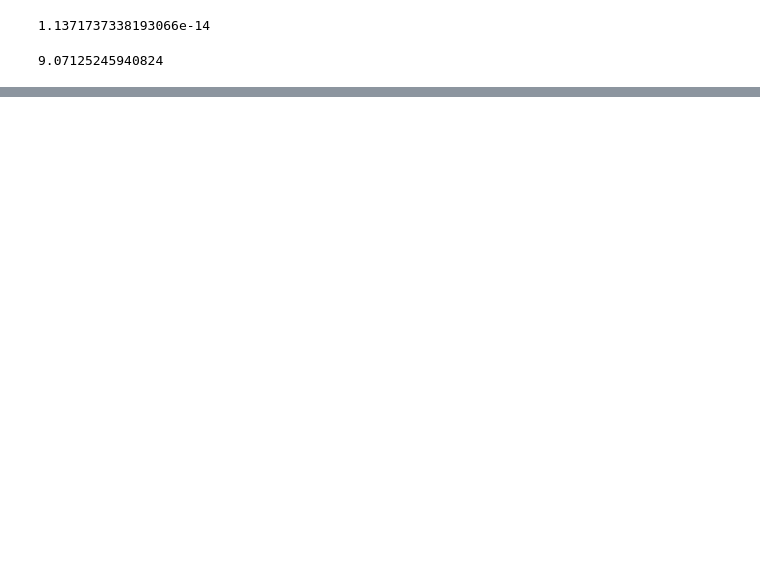
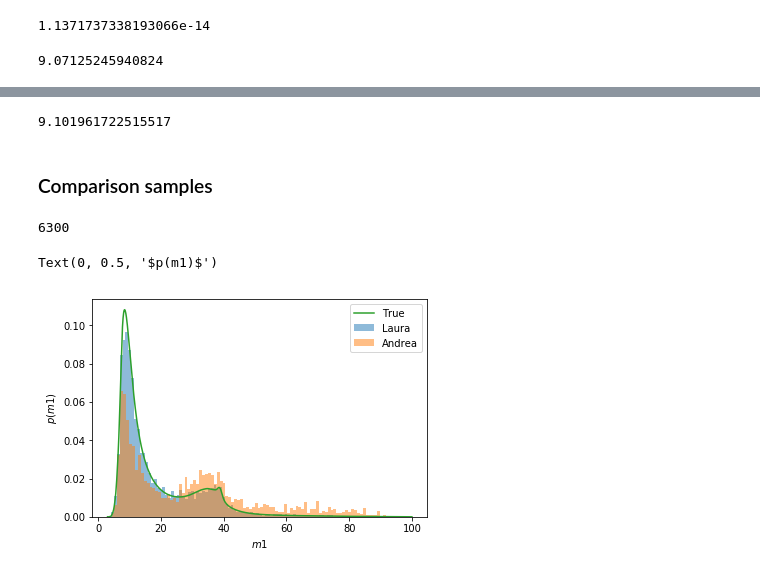
Before and after one commit to andrea0292/Event-Rate-GW, a Jupyter notebook: Check_Stas_Laura.ipynb, the cells around one changed output, grey strips where cells are left out. Drawn from its saved outputs; the diff is of its cells as text; code cells hidden in the pictures; blank space fills up the shorter version.

```diff
--- a/Check_Stas_Laura.ipynb
+++ b/Check_Stas_Laura.ipynb
@@ -36,0 +98,16 @@ PHENdata = np.loadtxt('PHENmasses.dat')
+# %%
+# sample from numerical dist
+rate_powerlawpeak = np.trapz(np.trapz(mass_ppd, mass_ratio, axis=0),mass_1,axis=0)
+print('rate:',rate_powerlawpeak)
+
+# Create a flat copy of the array (https://stackoverflow.com/questions/56017163/given-a-2d-numpy-array-representing-a-2d-distribution-how-to-sample-data-from-t)
+flat = mass_ppd.flatten()/mass_ppd.flatten().sum()
+
+
+# Then, sample an index from the 1D array with the
+# probability distribution from the original array
+sample_index = np.random.choice(a=flat.size, p=flat)
+
+# Take this index and adjust it so it matches the original array
+adjusted_index = np.unravel_index(sample_index, mass_ppd.shape)
+#print(mass_1[adjusted_index[1]], mass_ratio[adjusted_index[0]] )
@@ -407,0 +544,38 @@ print(med)#, up-med, low-med)
+# %%
+# new NR with rate distribution (within Nsingle)
+
+med = Nevents(consolidatedistr(10**5,1,'NR',8))
+print(med)
+# %% [output]
+9.101961722515517
+# %% [markdown]
+### Comparison samples
+# %%
+m1samples= []
+qsamples = []
+for i in range(6300):
+    flat = mass_ppd_norm.flatten()/mass_ppd_norm.flatten().sum()
+    sample_index = np.random.choice(a=flat.size, p=flat)
+    adjusted_index = np.unravel_index(sample_index, mass_ppd.shape)
+    m1 = mass_1[adjusted_index[1]]
+    q = mass_ratio[adjusted_index[0]]
+    m1samples.append(m1)
+    qsamples.append(q)
+# %%
+samplesAndrea = np.loadtxt('samples_ary.txt')
+len(samplesAndrea)
+# %% [output]
+6300
+# %%
+m1_ppd=np.sum(mass_ppd,axis=0)*(mass_ratio[1]-mass_ratio[0])/np.sum(mass_ppd_norm)
+# %%
+plt.hist(m1samples,100,alpha=0.5,density=True,label='Laura')
+plt.hist(samplesAndrea[:,1],100,alpha=0.5,density=True,label='Andrea')
+plt.plot(mass_1,m1_ppd,label='True')
+plt.xlabel(r"$m1$")
+plt.legend()
+plt.ylabel(r"$p(m1)$")
+#plt.gca().set_yticks([]);
+# %% [output]
+Text(0, 0.5, '$p(m1)$')
+[figure, added]
```
Also changed, not shown: parts of 20 cells of this notebook.
